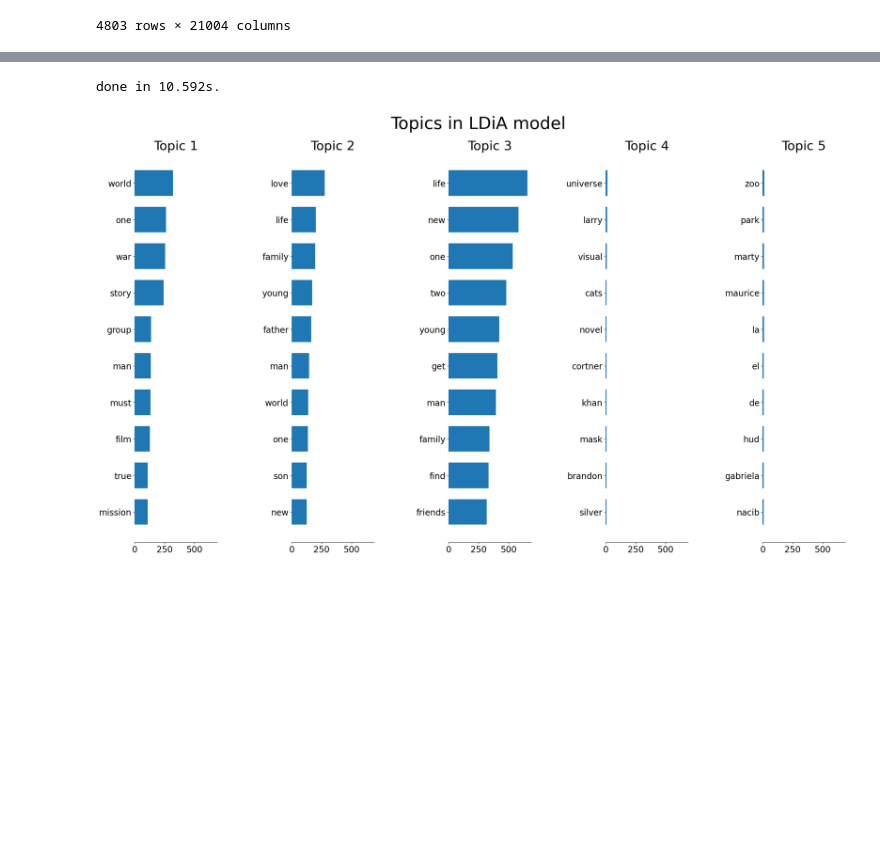
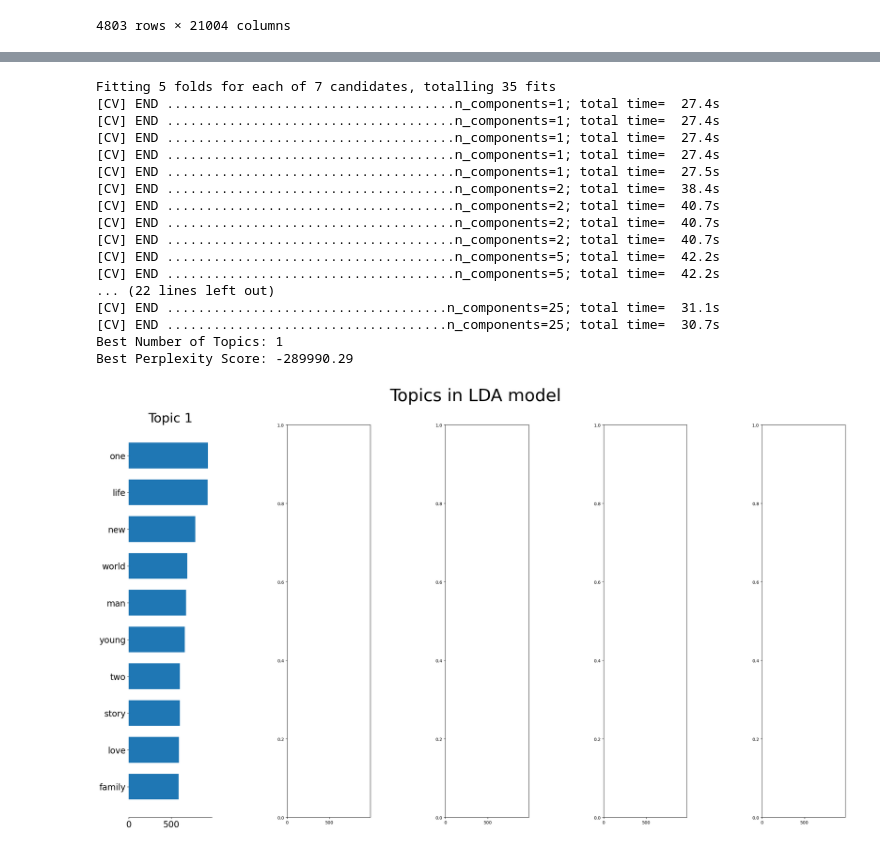
Before and after one commit to jlang62/ml-nlp-exam, a Jupyter notebook: notebooks/02_NLP.ipynb, the cells around one changed output, grey strips where cells are left out. Cells and saved outputs as stored; diff of their text form; code cells hidden in the pictures; blank space fills up the shorter version.

Commit message:
some topics generated

```diff
--- a/notebooks/02_NLP.ipynb
+++ b/notebooks/02_NLP.ipynb
@@ -207,19 +192,32 @@ Best Perplexity Score: -324493.60
 # %%
-from sklearn.decomposition import LatentDirichletAllocation
+bow_n_topics = grid_search_ldia(bow)
 
-lda = LatentDirichletAllocation(
-    n_components=5,
-    max_iter=5,
+bow_lda = LatentDirichletAllocation(
+    n_components=bow_n_topics,
     learning_method="online",
     learning_offset=50.0,
     random_state=0,
 )
-t0 = time()
-lda.fit(bow)
-print("done in %0.3fs." % (time() - t0))
+bow_lda.fit(bow)
 
 bow_feature_names = bow_vectorizer.get_feature_names_out()
-plot_top_words(lda, bow_feature_names, 10 , "Topics in LDiA model")
+plot_top_words(bow_lda, bow_feature_names, 10, "Topics in LDA model")
 # %% [output]
-done in 10.592s.
+Fitting 5 folds for each of 7 candidates, totalling 35 fits
+[CV] END .....................................n_components=1; total time=  27.4s
+[CV] END .....................................n_components=1; total time=  27.4s
+[CV] END .....................................n_components=1; total time=  27.4s
+[CV] END .....................................n_components=1; total time=  27.4s
+[CV] END .....................................n_components=1; total time=  27.5s
+[CV] END .....................................n_components=2; total time=  38.4s
+[CV] END .....................................n_components=2; total time=  40.7s
+[CV] END .....................................n_components=2; total time=  40.7s
+[CV] END .....................................n_components=2; total time=  40.7s
+[CV] END .....................................n_components=5; total time=  42.2s
+[CV] END .....................................n_components=5; total time=  42.2s
+... (22 lines left out)
+[CV] END ....................................n_components=25; total time=  31.1s
+[CV] END ....................................n_components=25; total time=  30.7s
+Best Number of Topics: 1
+Best Perplexity Score: -289990.29
-[figure, old version]
+[figure, new version]
```
Also changed, not shown: parts of 5 cells of this notebook.
